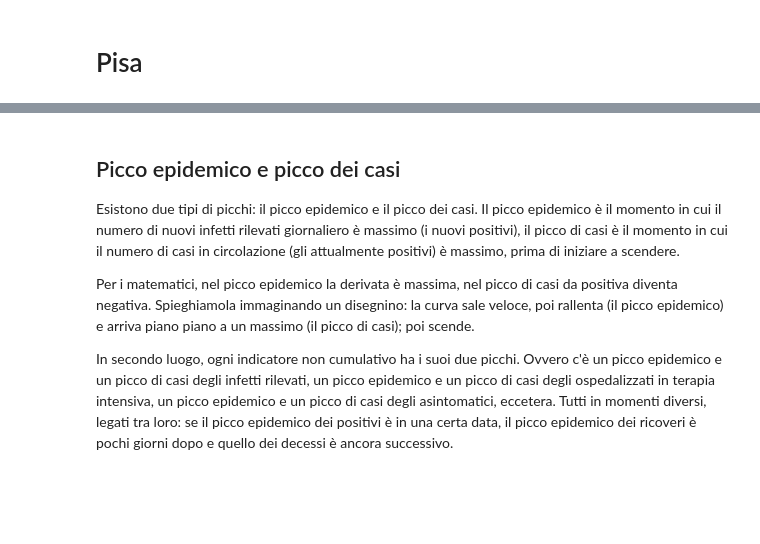
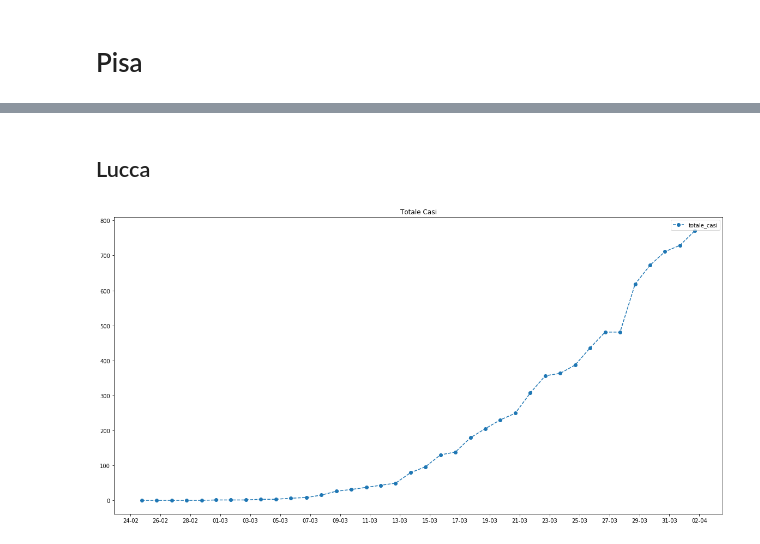
Before and after one commit to stefano-gaggero/COVID19, a Jupyter notebook: 2020-03 COVID.ipynb, the cells around one changed output, grey strips where cells are left out. Cells and saved outputs as stored; diff of their text form; code cells hidden in the pictures; blank space fills up the shorter version.

```diff
--- a/2020-03 COVID.ipynb
+++ b/2020-03 COVID.ipynb
@@ -110,11 +121,9 @@ plotIncrements(sds, 'totale_casi', 'Picco epidemico dei nuovi casi')
-# %% [markdown]
-## Picco epidemico e picco dei casi
-Esistono due tipi di picchi: il picco epidemico e il picco dei casi. Il picco epidemico è il momento in cui il numero di nuovi infetti rilevati giornaliero è massimo (i nuovi positivi),
-il picco di casi è il momento in cui il numero di casi in circolazione (gli attualmente positivi) è massimo, prima di iniziare a scendere.
-
-Per i matematici, nel picco epidemico la derivata è massima, nel picco di casi da positiva diventa negativa.
-Spieghiamola immaginando un disegnino: la curva sale veloce, poi rallenta (il picco epidemico) e arriva piano piano a un massimo (il picco di casi); poi scende.
-
-In secondo luogo, ogni indicatore non cumulativo ha i suoi due picchi. Ovvero c'è un picco epidemico e un picco di casi degli infetti rilevati, un picco epidemico e un picco di casi
-degli ospedalizzati in terapia intensiva, un picco epidemico e un picco di casi degli asintomatici, eccetera. Tutti in momenti diversi, legati tra loro:
-se il picco epidemico dei positivi è in una certa data, il picco epidemico dei ricoveri è pochi giorni dopo e quello dei decessi è ancora successivo.
+# %% [markdown]
+## Lucca
+# %%
+provincia = "Lucca"
+sds = ds[ds['denominazione_provincia'] == provincia].copy()
+# %%
+plotVals(sds, 'totale_casi', title='Totale Casi')
+# %% [output]
+[figure, added]
```
Also changed, not shown: parts of 14 cells of this notebook.
